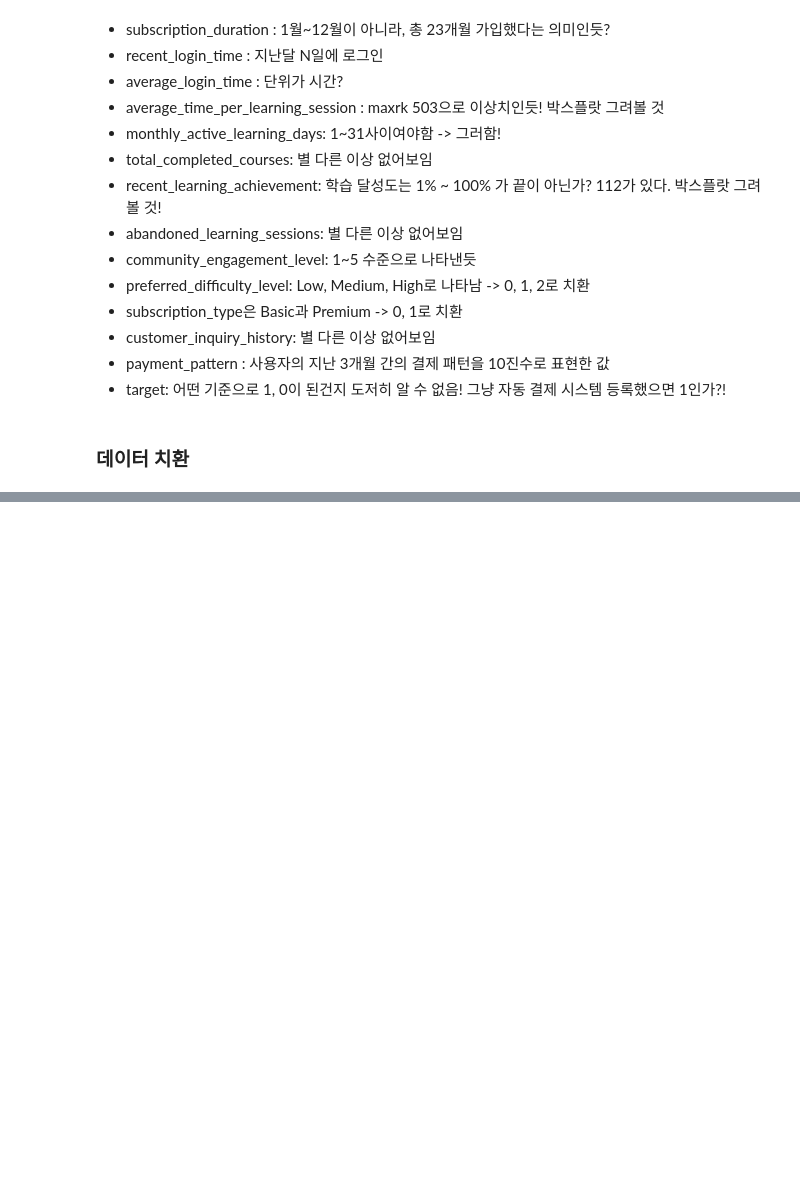
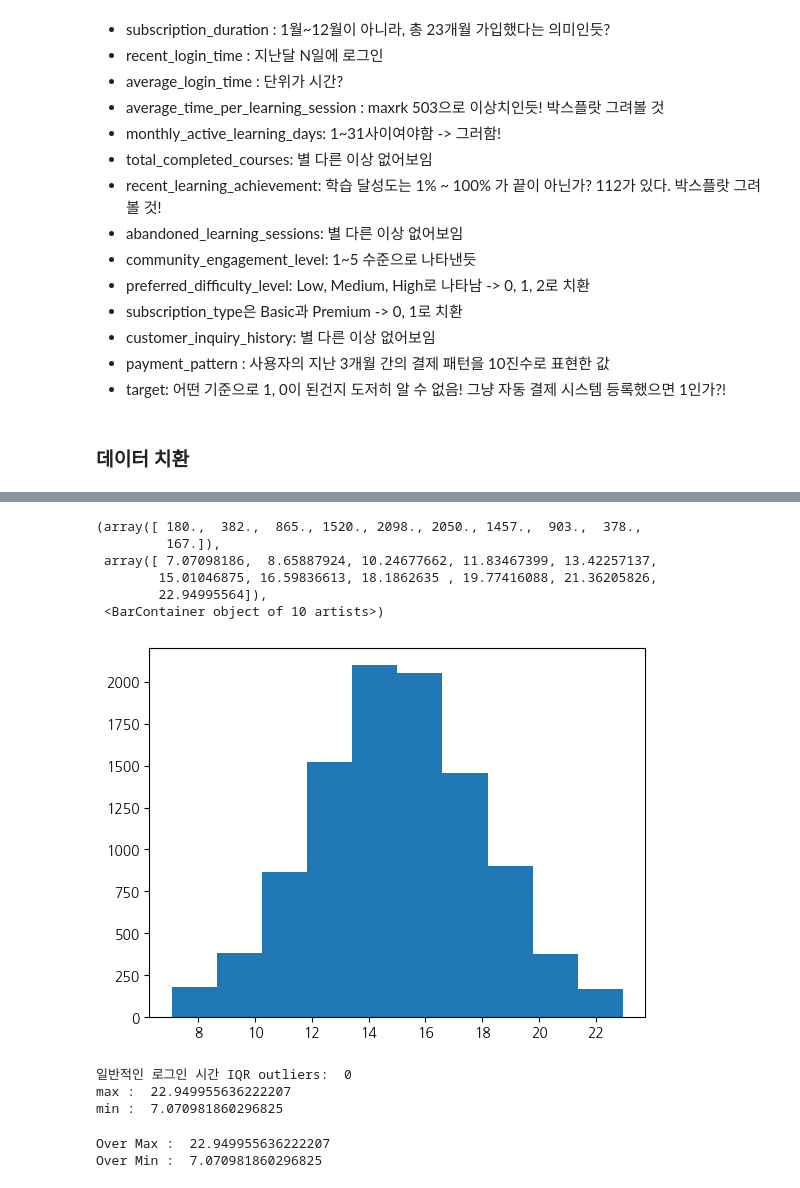
Before and after one commit to bobo-0/WASSUP4, a Jupyter notebook: 05_Data_Analysis/DA_Mini_Project.ipynb, the cells around one changed output, grey strips where cells are left out. Saved outputs shown, nothing was run; the diff lists cells and outputs as text; code cells hidden in the pictures; blank space fills up the shorter version.

```diff
--- a/05_Data_Analysis/DA_Mini_Project.ipynb
+++ b/05_Data_Analysis/DA_Mini_Project.ipynb
@@ -175,0 +207,10 @@ all_data.describe()
+# %%
+plt.hist(all_data['average_login_time'])
+# %% [output]
+(array([ 180.,  382.,  865., 1520., 2098., 2050., 1457.,  903.,  378.,
+         167.]),
+ array([ 7.07098186,  8.65887924, 10.24677662, 11.83467399, 13.42257137,
+        15.01046875, 16.59836613, 18.1862635 , 19.77416088, 21.36205826,
+        22.94995564]),
+ <BarContainer object of 10 artists>)
+[figure, added]
@@ -175,0 +231,13 @@ all_data.describe()
+# %%
+# IQR 기준 이상치 개수 확인
+y, Max_alt, Min_alt = findOutliers(all_data,'average_login_time')
+# %% [output]
+일반적인 로그인 시간 IQR outliers:  0
+max :  22.949955636222207
+min :  7.070981860296825
+# %%
+print("Over Max : ", all_data['average_login_time'][32])
+print("Over Min : ", all_data['average_login_time'][1968])
+# %% [output]
+Over Max :  22.949955636222207
+Over Min :  7.070981860296825
```
Also changed, not shown: parts of 19 cells of this notebook.
